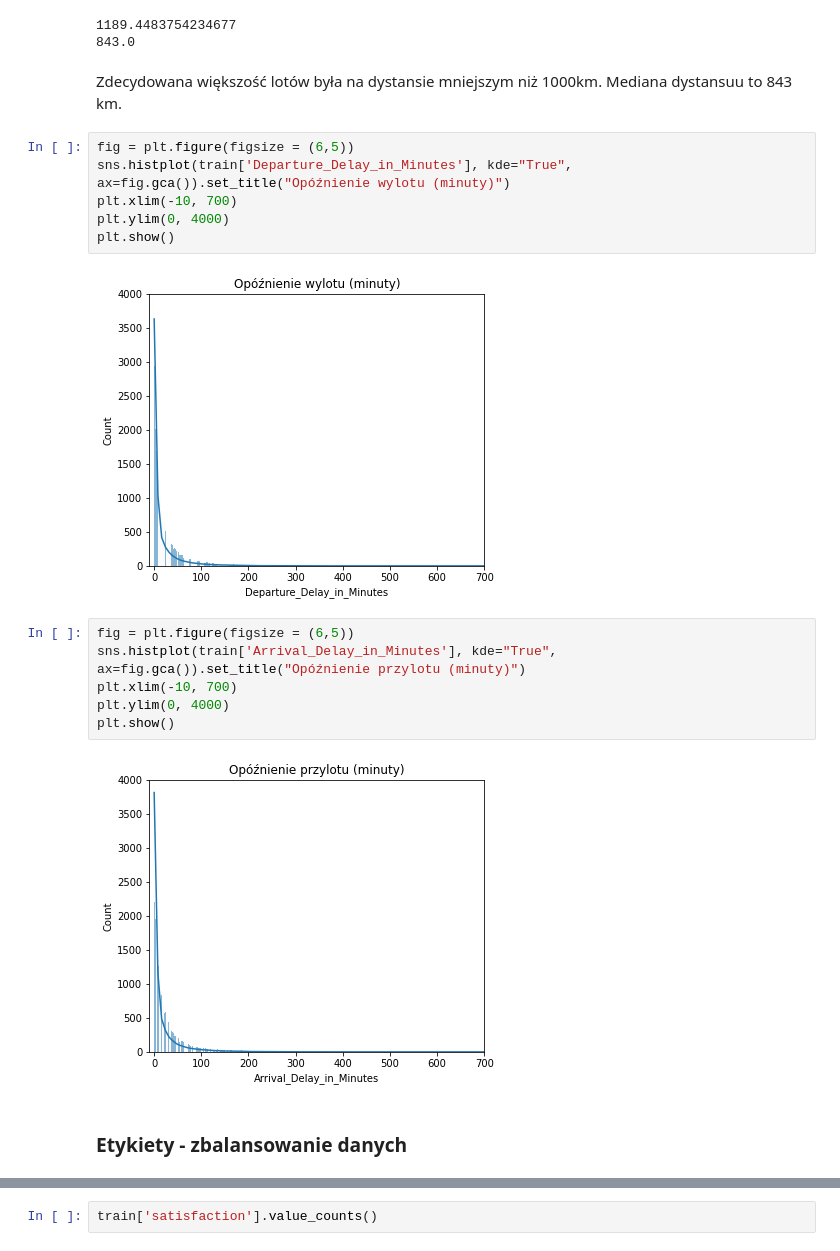
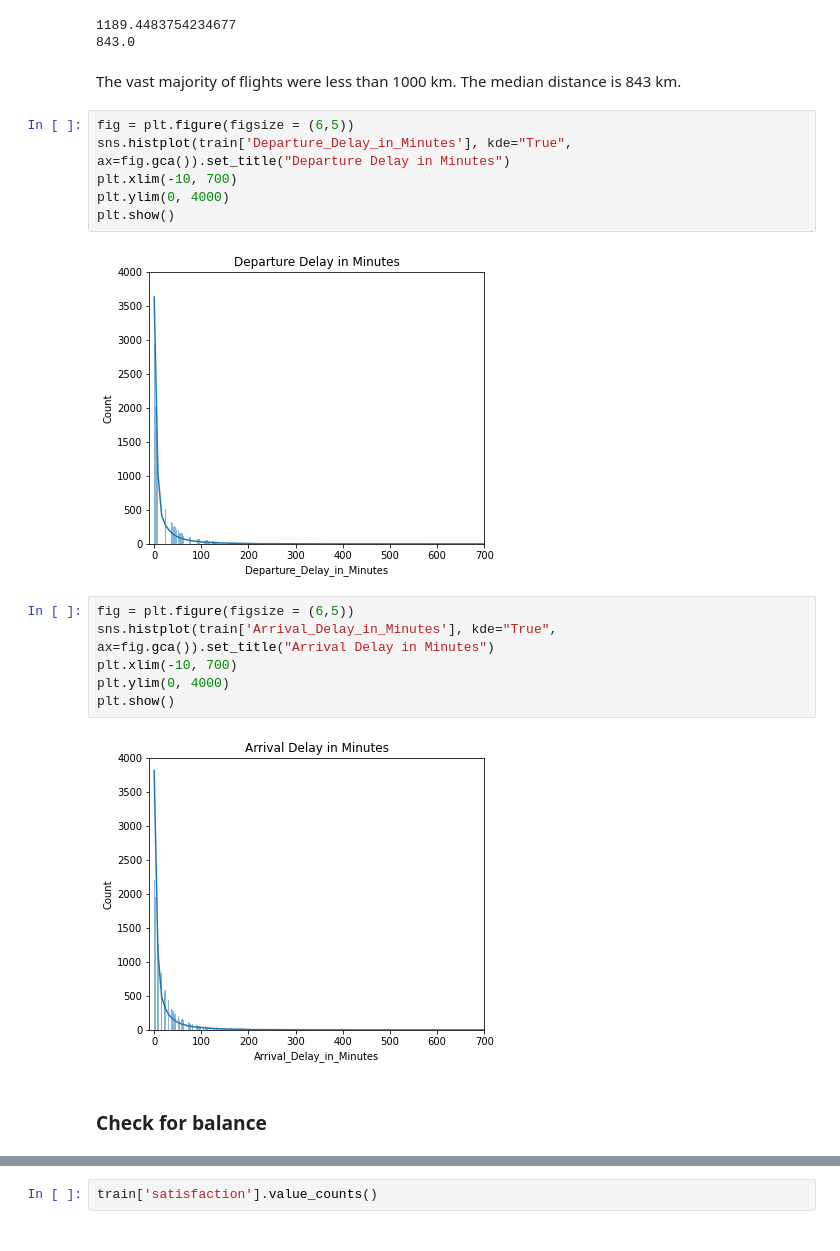
Before and after one commit to karolinaprygiel/ai-project, a Jupyter notebook: (eng)satisfaction_prediction.ipynb, the cells around one changed output, grey strips where cells are left out. Cells and saved outputs as stored; diff of their text form.

```diff
--- a/(eng)satisfaction_prediction.ipynb
+++ b/(eng)satisfaction_prediction.ipynb
@@ -188,24 +188,24 @@ print(train['Flight_Distance'].median())
 # %% [output]
 1189.4483754234677
 843.0
-# %% [markdown]
-Zdecydowana większość lotów była na dystansie mniejszym niż 1000km. Mediana dystansuu to 843 km.
+# %% [markdown]
+The vast majority of flights were less than 1000 km. The median distance is 843 km.
 # %%
 fig = plt.figure(figsize = (6,5))
-sns.histplot(train['Departure_Delay_in_Minutes'], kde="True", ax=fig.gca()).set_title("Opóźnienie wylotu (minuty)")
+sns.histplot(train['Departure_Delay_in_Minutes'], kde="True", ax=fig.gca()).set_title("Departure Delay in Minutes")
 plt.xlim(-10, 700)
 plt.ylim(0, 4000)
 plt.show()
 # %% [output]
-[figure, old version]
+[figure, new version]
 # %%
 fig = plt.figure(figsize = (6,5))
-sns.histplot(train['Arrival_Delay_in_Minutes'], kde="True", ax=fig.gca()).set_title("Opóźnienie przylotu (minuty)")
+sns.histplot(train['Arrival_Delay_in_Minutes'], kde="True", ax=fig.gca()).set_title("Arrival Delay in Minutes")
 plt.xlim(-10, 700)
 plt.ylim(0, 4000)
 plt.show()
 # %% [output]
-[figure, old version]
+[figure, new version]
-# %% [markdown]
-### Etykiety - zbalansowanie danych
+# %% [markdown]
+### Check for balance
 # %%
```
Also changed, not shown: parts of 102 cells of this notebook.
